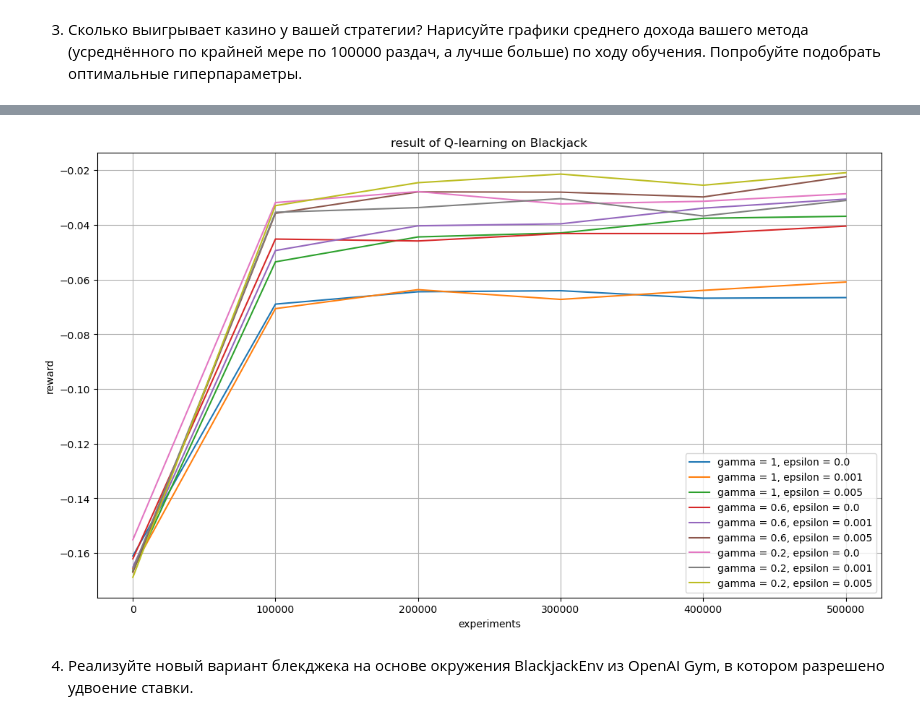
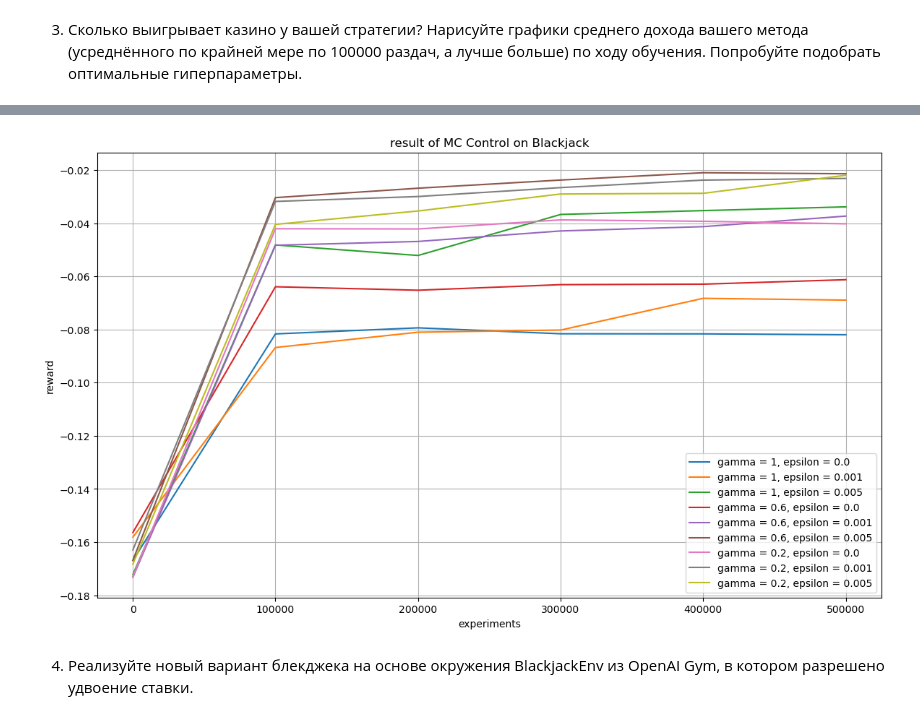
Before and after one commit to KirillTkachev/advanced_dl, a Jupyter notebook: hw_1/experiments.ipynb, the cells around one changed output, grey strips where cells are left out. Saved outputs shown, nothing was run; the diff lists cells and outputs as text; code cells hidden in the pictures.

```diff
--- a/hw_1/experiments.ipynb
+++ b/hw_1/experiments.ipynb
@@ -153,8 +153,8 @@ current experiment gamma = 1, epsilon = 0.001
 ... (43 outputs left out)
 # %%
-plot(results_dict, "result of Q-learning on Blackjack")
+plot(results_dict, "result of MC Control on Blackjack")
 # %% [output]
-[figure, old version]
+[figure, new version]
 # %% [markdown]
 4. Реализуйте новый вариант блекджека на основе окружения BlackjackEnv из OpenAI Gym, в котором разрешено удвоение ставки.
 # %% [markdown]
```
Also changed, not shown: parts of 6 cells of this notebook.
